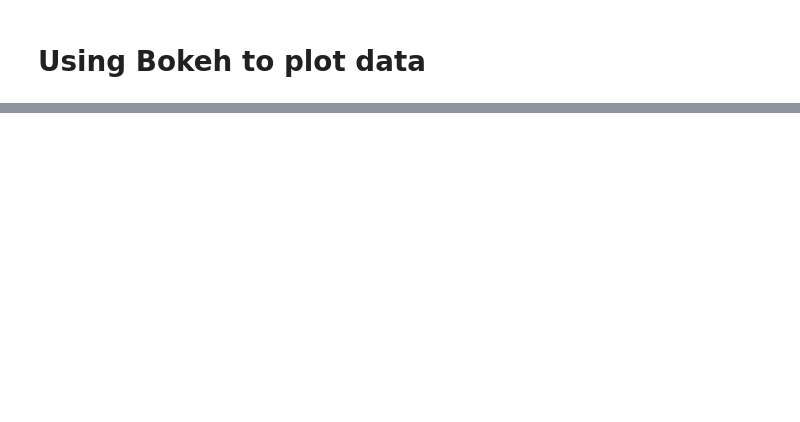
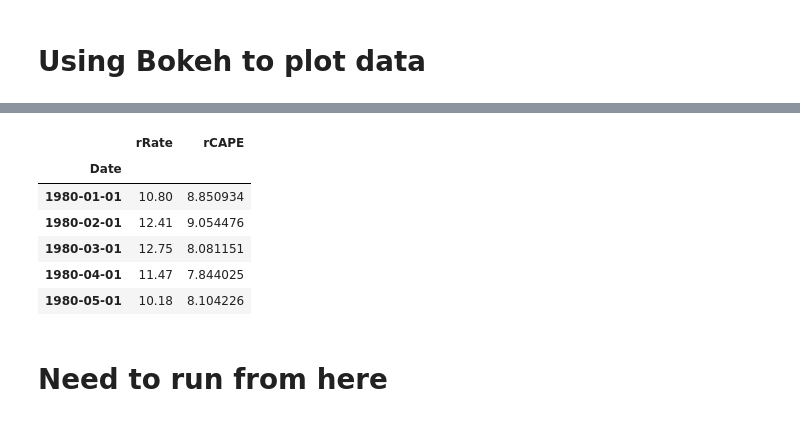
Before and after one commit to aghazaly/CAPE_Analysis, a Jupyter notebook: CAPE_Analysis.ipynb, the cells around one changed output, grey strips where cells are left out. Saved outputs shown, nothing was run; the diff lists cells and outputs as text; code cells hidden in the pictures; blank space fills up the shorter version.

```diff
--- a/CAPE_Analysis.ipynb
+++ b/CAPE_Analysis.ipynb
@@ -295,5 +267,18 @@ show(p)
 # %% [markdown]
 # Using Bokeh to plot data
+# %%
+import random
+from datetime import datetime, timedelta
+from collections import OrderedDict
+dates = ["2018-01-01", "2023-01-01"]
+start, end = [datetime.strptime(date, "%Y-%m-%d") for date in dates]
+dates = OrderedDict(((start + timedelta(date)).strftime("%Y-%m-01"), None) for date in range((end - start).days)).keys()
+
+dates = [datetime.strptime(date, "%Y-%m-%d") for date in dates]
+
+df = pd.DataFrame(np.sort(np.random.uniform(low=2.37, high=4.5, size=len(dates))), index=dates, columns=['Rate'])
+
+df['CAPE'] = df.apply(lambda x: func(x,77.7255869375), axis=1)
 # %%
 from bokeh.io import curdoc
 from bokeh.layouts import row, column
@@ -309 +308,11 @@ regressed_data = regressed_data.loc[~regressed_data.index.duplicated(keep='first
+# %%
+regressed_data.head()
+# %% [output]
+|  | rRate | rCAPE |
+| Date |  |  |
+| 1980-01-01 | 10.80 | 8.850934 |
+| 1980-02-01 | 12.41 | 9.054476 |
+| 1980-03-01 | 12.75 | 8.081151 |
+| 1980-04-01 | 11.47 | 7.844025 |
+| 1980-05-01 | 10.18 | 8.104226 |
 # %%
@@ -312,3 +321,5 @@ rawdata = rawdata.loc[~rawdata.index.duplicated(keep='first')].rename(columns =
 total = pd.concat([regressed_data,rawdata],axis=1)
 # %%
 total.to_csv('total.csv')
+# %% [markdown]
+# Need to run from here
```
Also changed, not shown: parts of 29 cells of this notebook, 2 other files.
